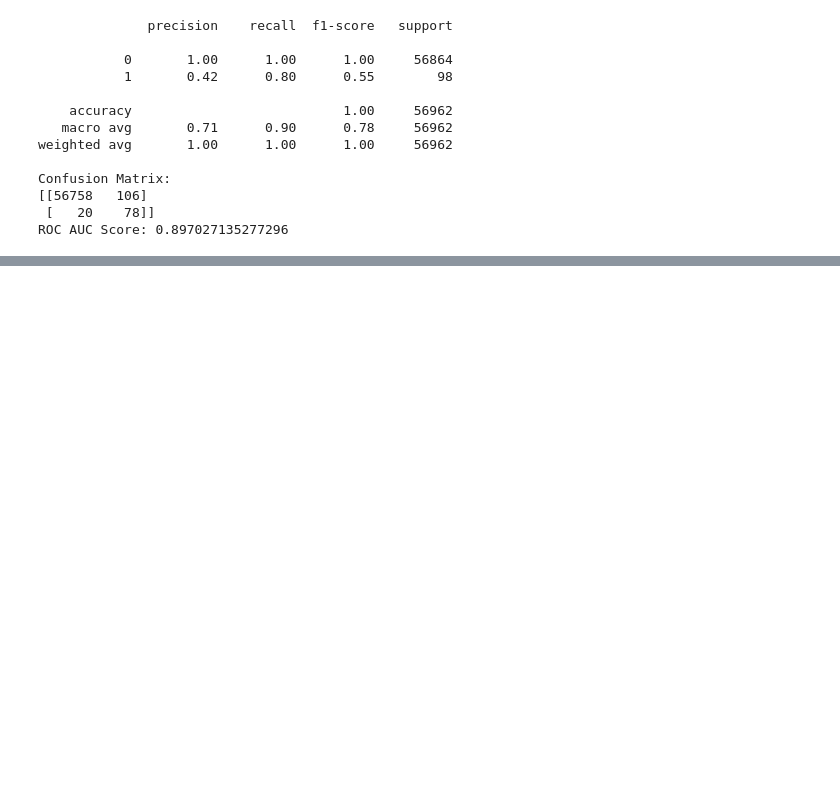
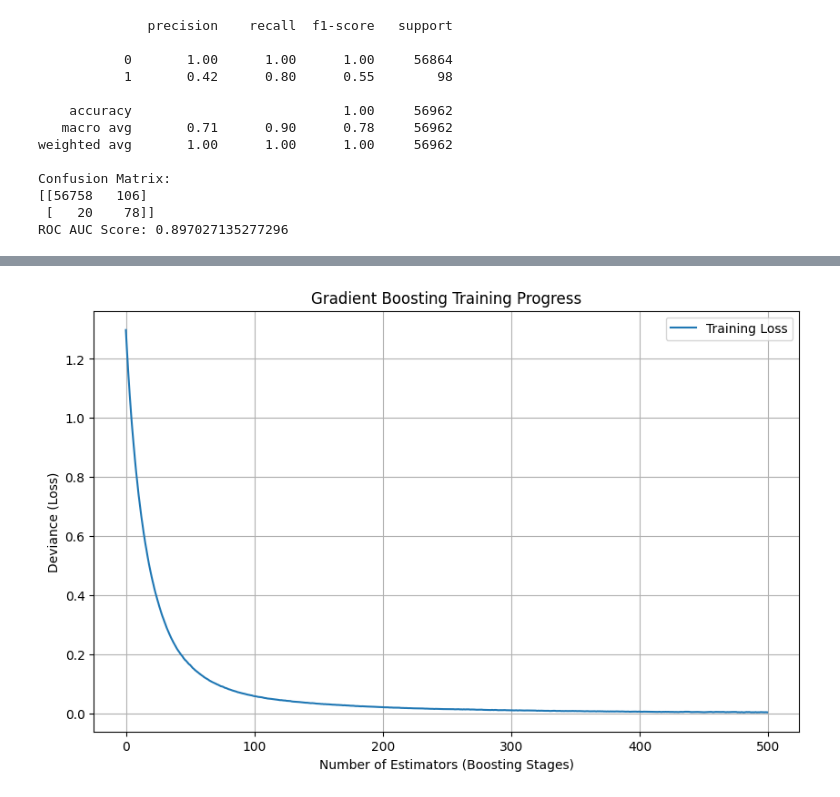
Before and after one commit to Gaurav4604/14DayMLChallenge, a Jupyter notebook: day_3.ipynb, the cells around one changed output, grey strips where cells are left out. Drawn from its saved outputs; the diff is of its cells as text; code cells hidden in the pictures; blank space fills up the shorter version.

```diff
--- a/day_3.ipynb
+++ b/day_3.ipynb
@@ -121,0 +196,14 @@ ROC AUC Score: 0.897027135277296
+# %%
+training_loss = gb_classifier.train_score_
+
+# Create the plot
+plt.figure(figsize=(10, 6))
+plt.plot(training_loss, label="Training Loss")
+plt.title("Gradient Boosting Training Progress")
+plt.xlabel("Number of Estimators (Boosting Stages)")
+plt.ylabel("Deviance (Loss)")
+plt.legend()
+plt.grid(True)
+plt.show()
+# %% [output]
+[figure, added]
```
Also changed, not shown: parts of 9 cells of this notebook.
